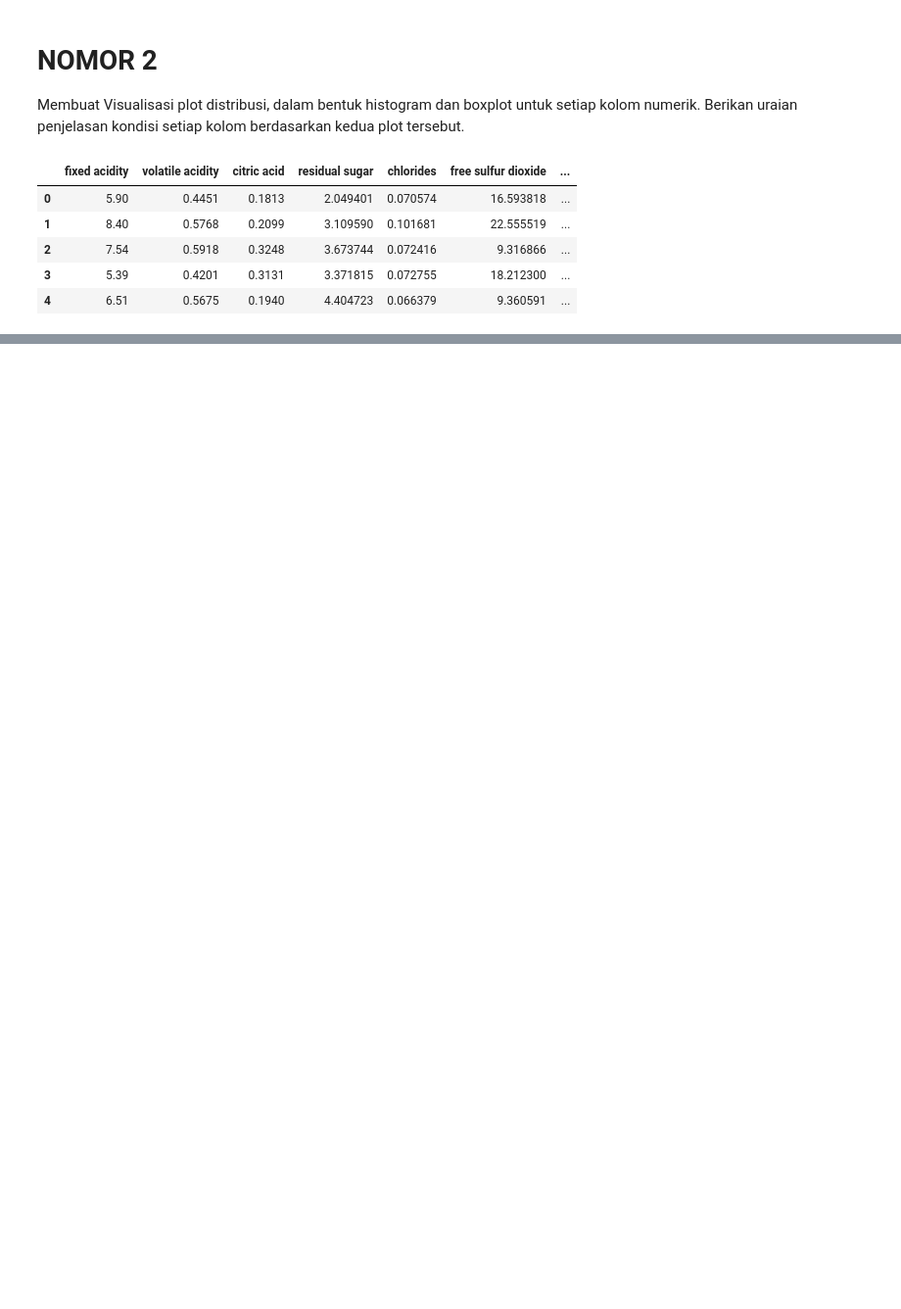
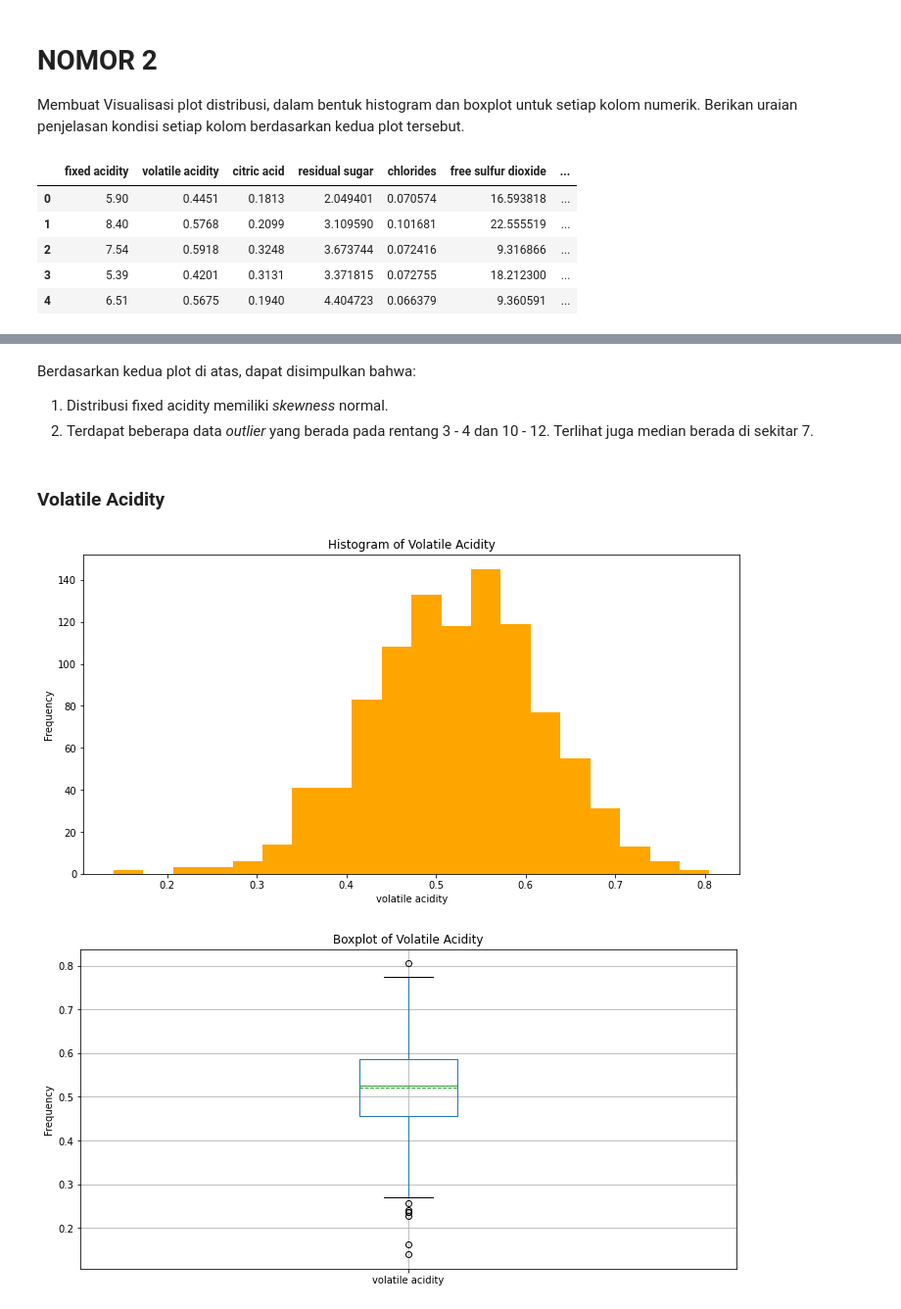
Before and after one commit to JeffreyChow19/probability-statistics, a Jupyter notebook: src/prob-2.ipynb, the cells around one changed output, grey strips where cells are left out. Shown at 98% size. Saved outputs shown, nothing was run; the diff lists cells and outputs as text; code cells hidden in the pictures; blank space fills up the shorter version.

```diff
--- a/src/prob-2.ipynb
+++ b/src/prob-2.ipynb
@@ -16,0 +50,12 @@ df.head()
+# %% [markdown]
+Berdasarkan kedua plot di atas, dapat disimpulkan bahwa:
+1. Distribusi fixed acidity memiliki <i>skewness</i> normal.
+2. Terdapat beberapa data <i>outlier</i> yang berada pada rentang 3 - 4 dan 10 - 12. Terlihat juga median berada di sekitar 7.
+# %% [markdown]
+### Volatile Acidity
+# %%
+generate_hist("volatile acidity")
+generate_boxplot("volatile acidity")
+# %% [output]
+[figure, added]
+[figure, added]
```
Also changed, not shown: parts of 33 cells of this notebook.
